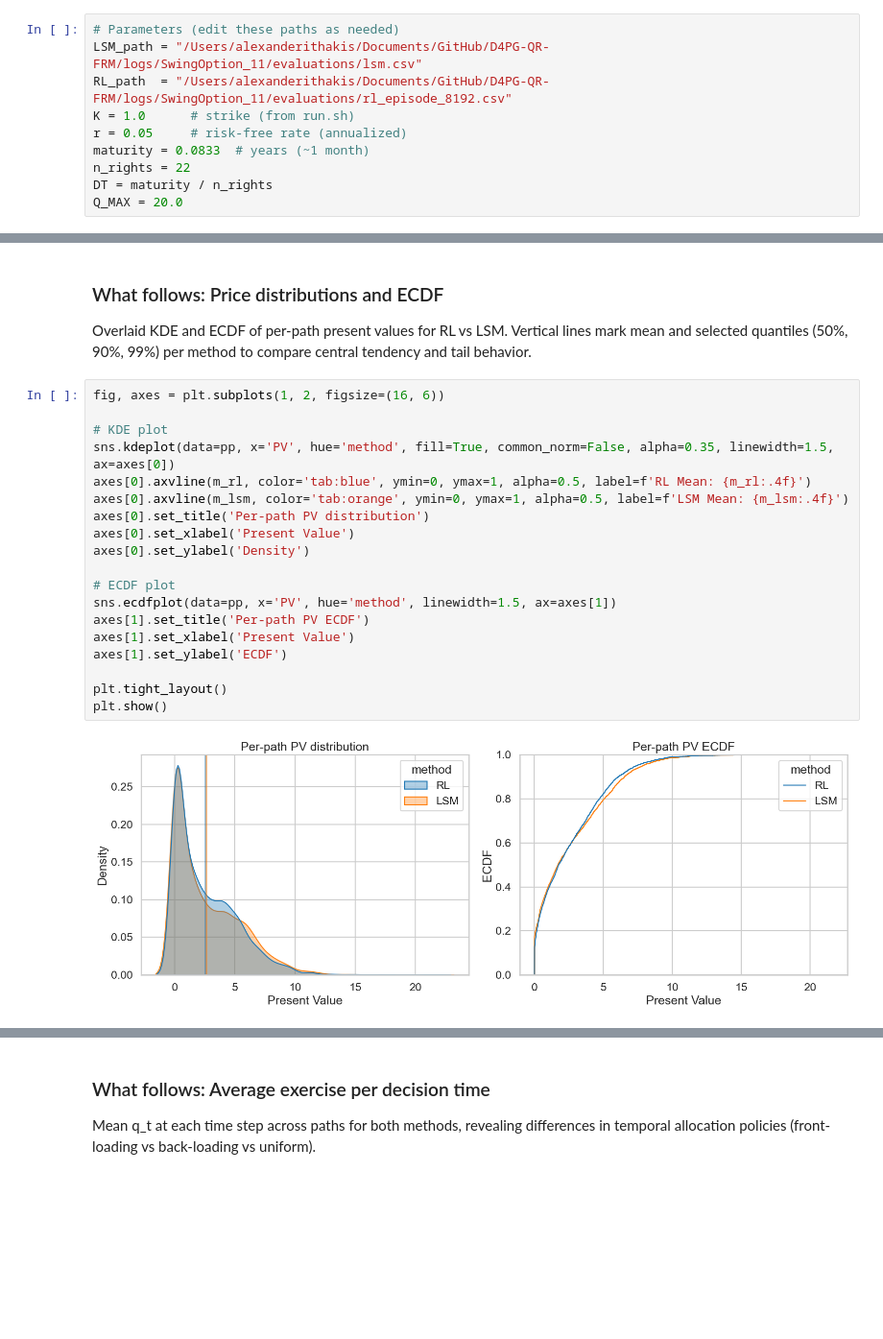
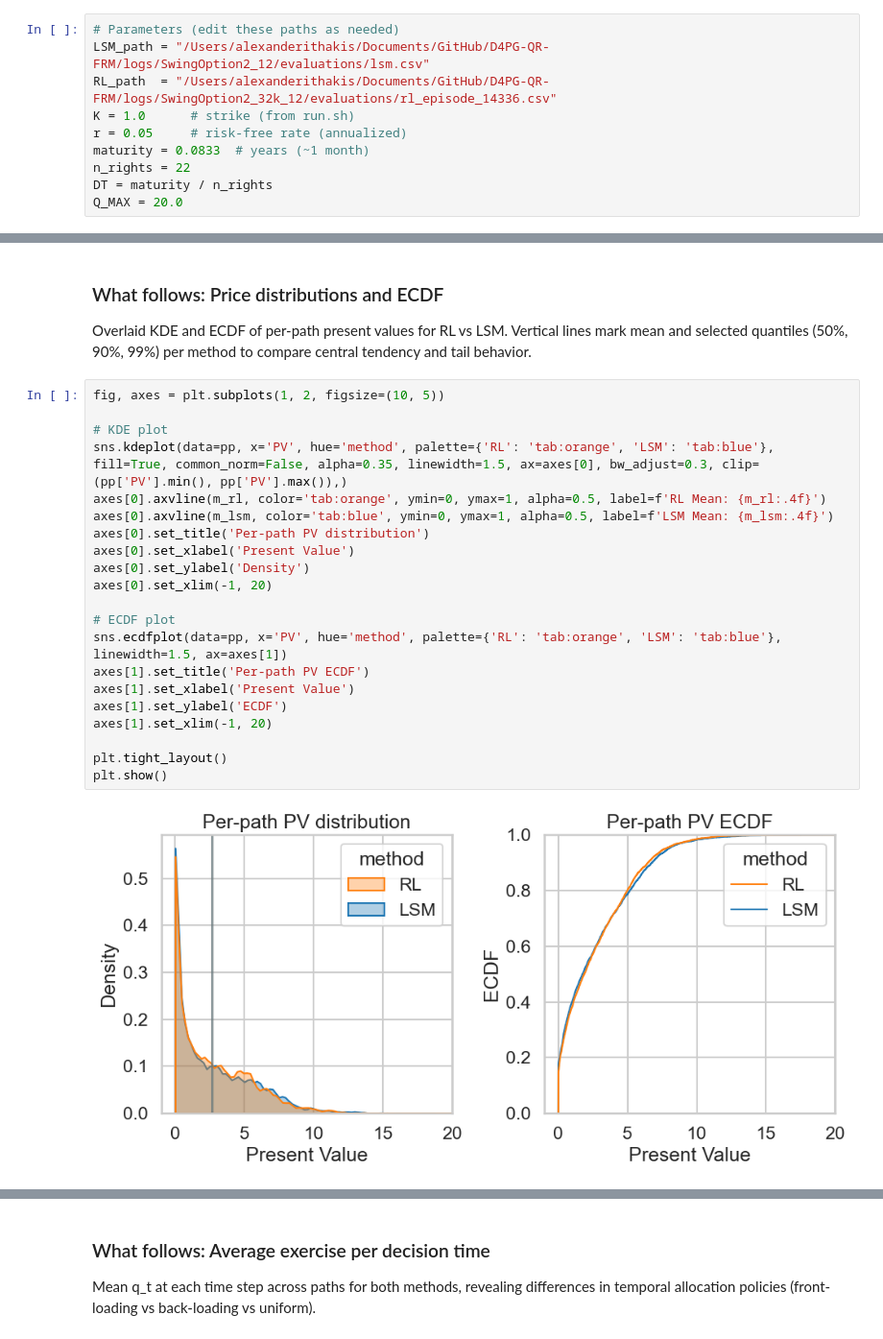
Before and after one commit to ithakis/DRL-Swing-Options, a Jupyter notebook: Jupyter Notebooks/RL vs LSM Analysis.ipynb, the cells around one changed output, grey strips where cells are left out. Shown at 96% size. Drawn from its saved outputs; the diff is of its cells as text; blank space fills up the shorter version.

```diff
--- a/Jupyter Notebooks/RL vs LSM Analysis.ipynb
+++ b/Jupyter Notebooks/RL vs LSM Analysis.ipynb
@@ -4,8 +4,8 @@
 Concise comparison of a reinforcement learning (RL) swing option pricer versus a Longstaff–Schwartz Monte Carlo (LSM) benchmark for the same monthly contract and HHK process used in the runs. Parameters are summarized in `run.sh` (8192 training paths; evaluation batches of 4096; 22 daily exercise rights; strike 1.0; Q_max 20; OU+jump spot dynamics).
 # %%
 # Parameters (edit these paths as needed)
-LSM_path = "/Users/alexanderithakis/Documents/GitHub/D4PG-QR-FRM/logs/SwingOption_11/evaluations/lsm.csv"
-RL_path  = "/Users/alexanderithakis/Documents/GitHub/D4PG-QR-FRM/logs/SwingOption_11/evaluations/rl_episode_8192.csv"
+LSM_path = "/Users/alexanderithakis/Documents/GitHub/D4PG-QR-FRM/logs/SwingOption2_12/evaluations/lsm.csv"
+RL_path  = "/Users/alexanderithakis/Documents/GitHub/D4PG-QR-FRM/logs/SwingOption2_32k_12/evaluations/rl_episode_14336.csv"
 K = 1.0      # strike (from run.sh)
 r = 0.05     # risk-free rate (annualized)
 maturity = 0.0833  # years (~1 month)
@@ -162,26 +121,28 @@ summary#, results
 ### What follows: Price distributions and ECDF
 Overlaid KDE and ECDF of per-path present values for RL vs LSM. Vertical lines mark mean and selected quantiles (50%, 90%, 99%) per method to compare central tendency and tail behavior.
 # %%
-fig, axes = plt.subplots(1, 2, figsize=(16, 6))
+fig, axes = plt.subplots(1, 2, figsize=(10, 5))
 
 # KDE plot
-sns.kdeplot(data=pp, x='PV', hue='method', fill=True, common_norm=False, alpha=0.35, linewidth=1.5, ax=axes[0])
-axes[0].axvline(m_rl, color='tab:blue', ymin=0, ymax=1, alpha=0.5, label=f'RL Mean: {m_rl:.4f}')
-axes[0].axvline(m_lsm, color='tab:orange', ymin=0, ymax=1, alpha=0.5, label=f'LSM Mean: {m_lsm:.4f}')
+sns.kdeplot(data=pp, x='PV', hue='method', palette={'RL': 'tab:orange', 'LSM': 'tab:blue'}, fill=True, common_norm=False, alpha=0.35, linewidth=1.5, ax=axes[0], bw_adjust=0.3, clip=(pp['PV'].min(), pp['PV'].max()),)
+axes[0].axvline(m_rl, color='tab:orange', ymin=0, ymax=1, alpha=0.5, label=f'RL Mean: {m_rl:.4f}')
+axes[0].axvline(m_lsm, color='tab:blue', ymin=0, ymax=1, alpha=0.5, label=f'LSM Mean: {m_lsm:.4f}')
 axes[0].set_title('Per-path PV distribution')
 axes[0].set_xlabel('Present Value')
 axes[0].set_ylabel('Density')
+axes[0].set_xlim(-1, 20)
 
 # ECDF plot
-sns.ecdfplot(data=pp, x='PV', hue='method', linewidth=1.5, ax=axes[1])
+sns.ecdfplot(data=pp, x='PV', hue='method', palette={'RL': 'tab:orange', 'LSM': 'tab:blue'}, linewidth=1.5, ax=axes[1])
 axes[1].set_title('Per-path PV ECDF')
 axes[1].set_xlabel('Present Value')
 axes[1].set_ylabel('ECDF')
+axes[1].set_xlim(-1, 20)
 
 plt.tight_layout()
 plt.show()
 # %% [output]
-[figure, old version]
+[figure, new version]
 # %%
 # Average exercise profile over time (mean q_t per time_step)
 def avg_profile(df: pd.DataFrame) -> pd.DataFrame:
```
Also changed, not shown: parts of 18 cells of this notebook, 4 other files.
